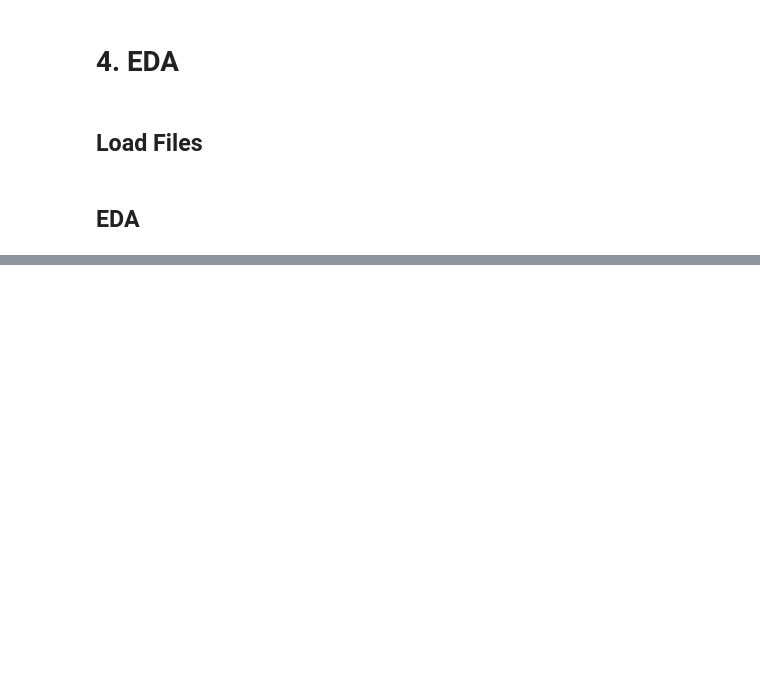
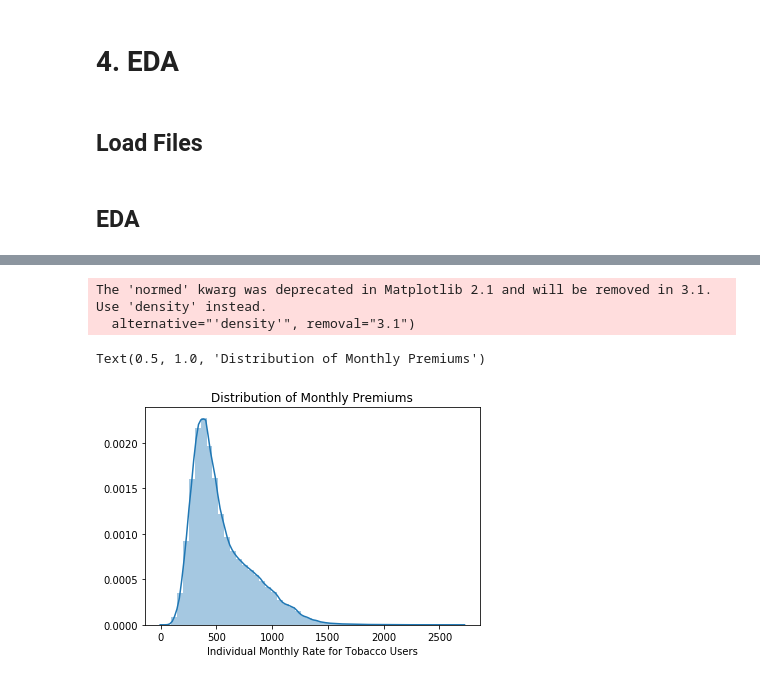
Before and after one commit to namanbhandari1/capstone, a Jupyter notebook: notebooks/04-EDA.ipynb, the cells around one changed output, grey strips where cells are left out. Saved outputs shown, nothing was run; the diff lists cells and outputs as text; code cells hidden in the pictures; blank space fills up the shorter version.

```diff
--- a/notebooks/04-EDA.ipynb
+++ b/notebooks/04-EDA.ipynb
@@ -31,0 +58,9 @@ with open ('../pickles/rate_cols.pkl', 'rb') as pkl:
+# %%
+sns.distplot(df['IndividualTobaccoRate'].dropna(),
+             kde=True,
+             axlabel='Individual Monthly Rate for Tobacco Users').set_title('Distribution of Monthly Premiums')
+# %% [output]
+The 'normed' kwarg was deprecated in Matplotlib 2.1 and will be removed in 3.1. Use 'density' instead.
+  alternative="'density'", removal="3.1")
+Text(0.5, 1.0, 'Distribution of Monthly Premiums')
+[figure, added]
```
Also changed, not shown: parts of 7 cells of this notebook, 2 other files.
